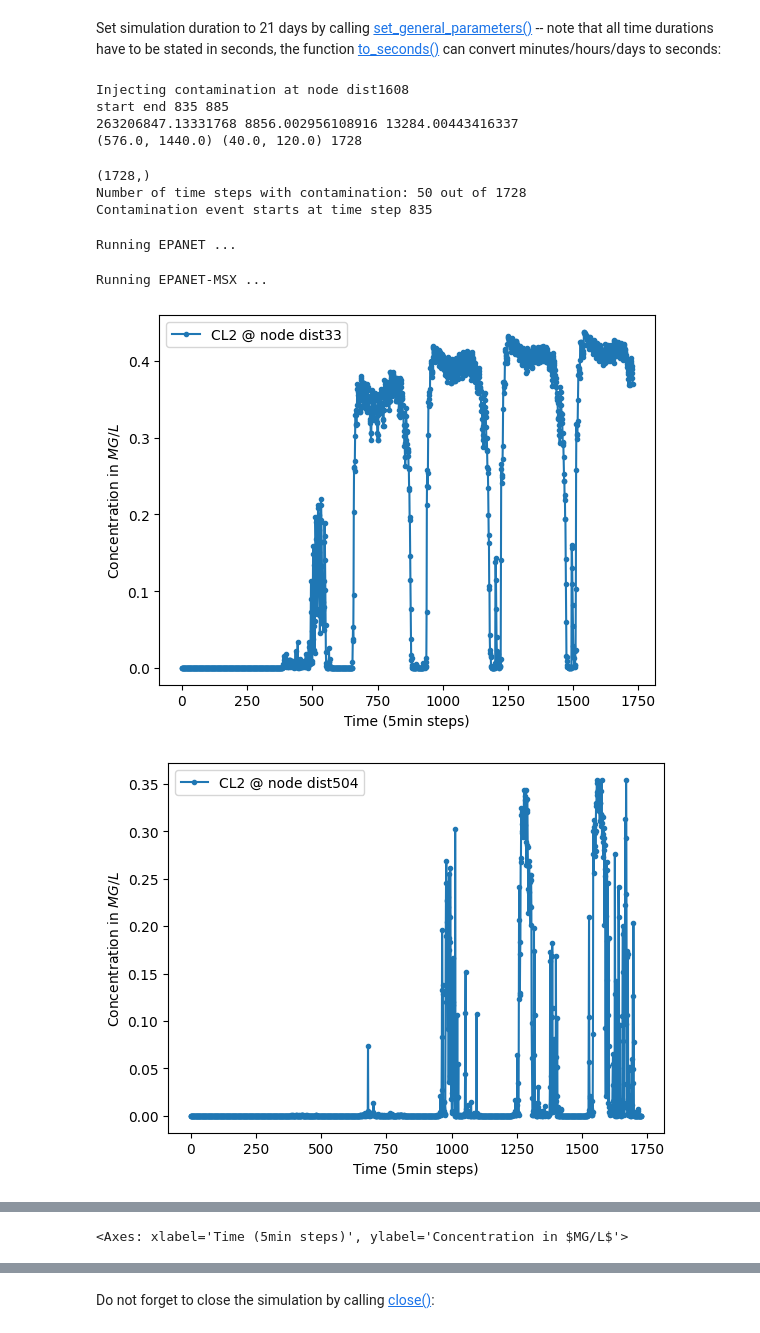
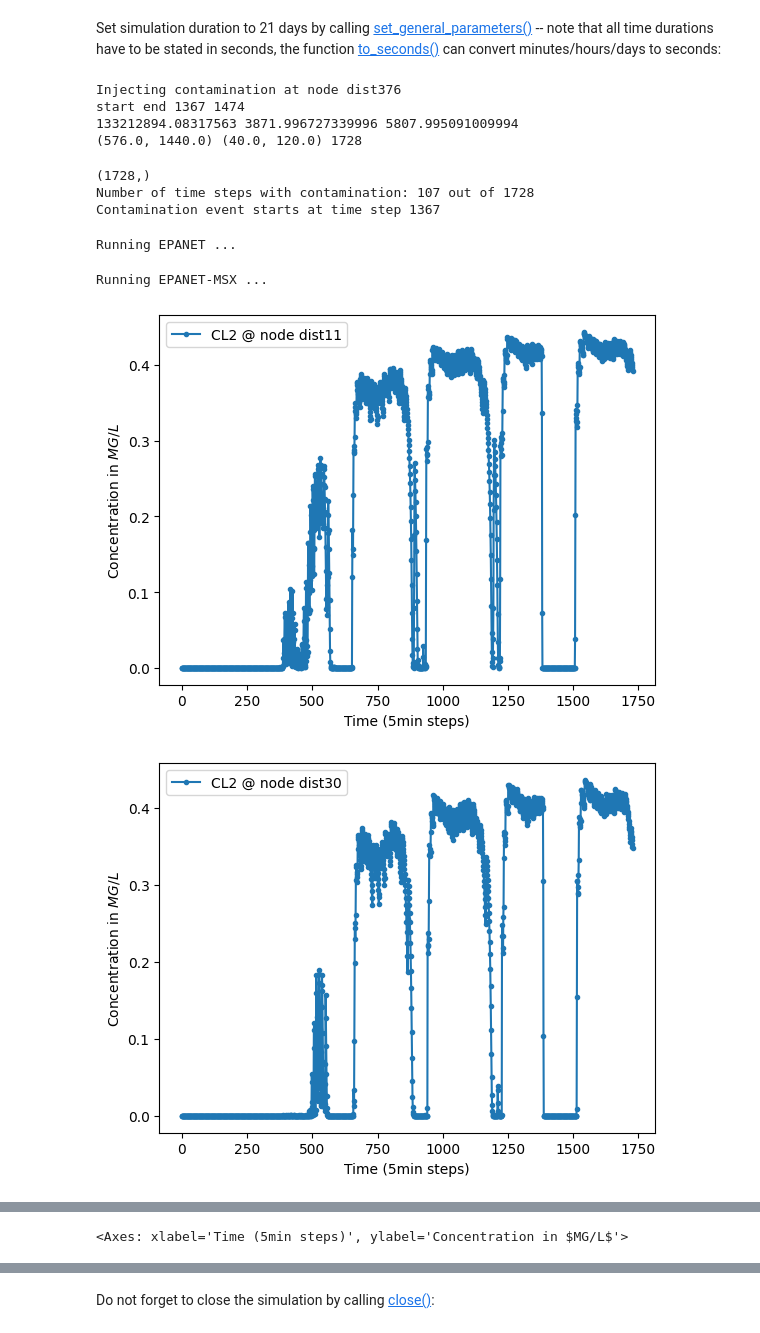
Before and after one commit to elineee/AI-for-Drinking-Water-Chlorination-Challenge-IJCAI-25, a Jupyter notebook: competition/scenario_generation.ipynb, the cells around one changed output, grey strips where cells are left out. Drawn from its saved outputs; the diff is of its cells as text; code cells hidden in the pictures.

```diff
--- a/competition/scenario_generation.ipynb
+++ b/competition/scenario_generation.ipynb
@@ -38,7 +38,7 @@ def create_random_contamination_event(time_window: tuple[int, int],
     C_FRA_fraction = 0.4
     C_SRA_fraction = 0.6
 
-    rate = 100 # injection intensity
+    rate = 50 # injection intensity
 
     injection_conc_P = EV_conc * rate
 
@@ -61,7 +61,7 @@ def create_random_contamination_event(time_window: tuple[int, int],
     # return lists of values for each time step, for each species that correspond to what we will inject at each time step, for each species
     return ("P", profile_P), ("C_FRA", profile_C_FRA), ("C_SRA", profile_C_SRA)
 # %%
-f_inp_in = "CY-DBP_competition_stream_competition_6days_0.inp"  #inp file for topology and hydraulics
+f_inp_in = "CY-DBP_competition_stream_competition_6days_1.inp"  #inp file for topology and hydraulics
 f_msx_in = "CY-DBP_competition_stream_competition_6days_0.msx" # msx file for water quality and species
 # f_inp_in = "CY-DBP_competition_stream_competition_365days.inp"
 # f_msx_in = "CY-DBP_competition_stream_competition_365days.msx"
@@ -113,7 +113,7 @@ n_time_steps = int(scenario.get_simulation_duration() / hyd_time_step)
 all_junctions = scenario.get_topology().get_all_junctions() # get all nodes in the network
 contamination_patterns = []
 for _ in range(n_contamination_events):
-    node_id = "dist504"
+    node_id = "dist376"
     print(f"Injecting contamination at node {node_id}")
     contaminants_profiles = create_random_contamination_event(time_window, duration_interval,
                                                                 n_time_steps) # get contamination profiles for each species
@@ -124,9 +124,9 @@ for _ in range(n_contamination_events):
                                                 EpanetConstants.EN_MASS) # inject contamination into the node following the profile
     # node_id = random.choice(all_junctions) # select a random node
 # %% [output]
-Injecting contamination at node dist1608
-start end 835 885
-263206847.13331768 8856.002956108916 13284.00443416337
+Injecting contamination at node dist376
+start end 1367 1474
+133212894.08317563 3871.996727339996 5807.995091009994
 (576.0, 1440.0) (40.0, 120.0) 1728
 # %%
 # Compute labels for each time step
@@ -141,8 +141,8 @@ for i in range(1, len(y)):
         print(f"Contamination event starts at time step {i}")
 # %% [output]
 (1728,)
-Number of time steps with contamination: 50 out of 1728
-Contamination event starts at time step 835
+Number of time steps with contamination: 107 out of 1728
+Contamination event starts at time step 1367
 # %%
 # TEST: run simulation
 # Place sensors at all nodes
@@ -155,13 +155,13 @@ Running EPANET-MSX ...
 # %%
 # Plot chlorine concentration at a specific node
 # scada_data.plot_bulk_species_node_concentration({"CL2": ["dist71"]})
 # scada_data.plot_bulk_species_node_concentration({"CL2": [node_id]})
-scada_data.plot_bulk_species_node_concentration({"CL2": ["dist33"]})
-scada_data.plot_bulk_species_node_concentration({"CL2": ["dist504"]})
+scada_data.plot_bulk_species_node_concentration({"CL2": ["dist11"]})
+scada_data.plot_bulk_species_node_concentration({"CL2": ["dist30"]})
 scada_data.plot_bulk_species_node_concentration({"CL2": ["dist361"]})
 # %% [output]
-[figure, old version]
+[figure, new version]
-[figure, old version]
+[figure, new version]
 [figure]
 <Axes: xlabel='Time (5min steps)', ylabel='Concentration in $MG/L$'>
 # %%
```
Also changed, not shown: parts of 3 cells of this notebook, 6 other files.
